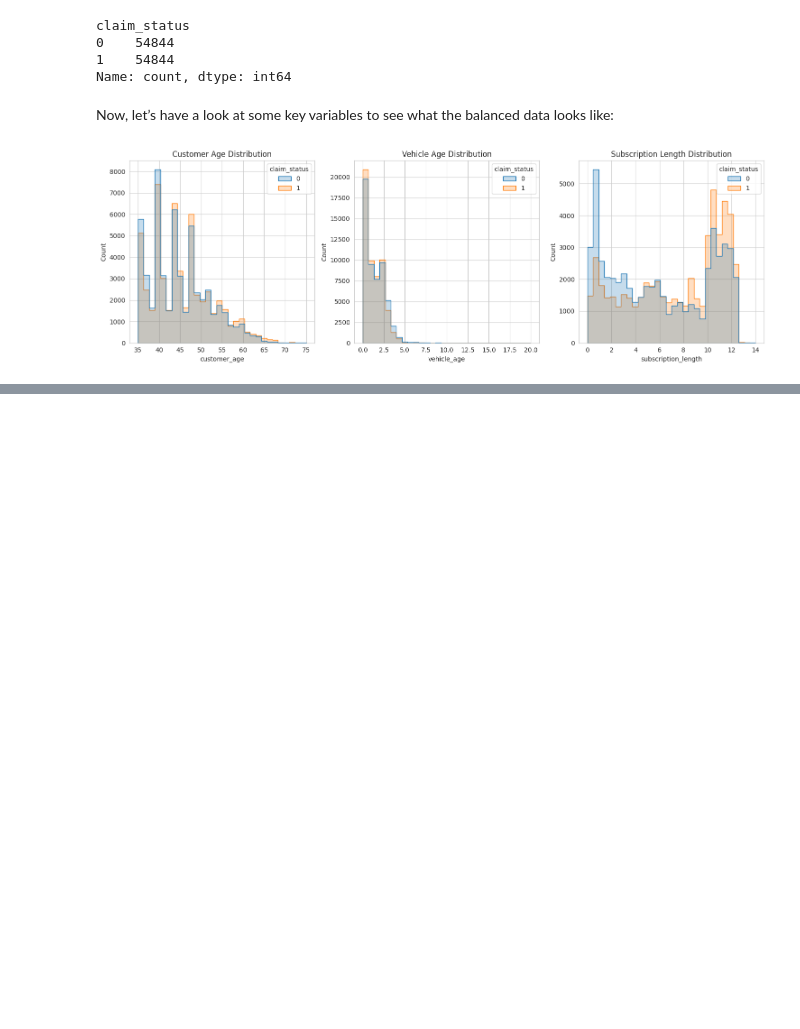
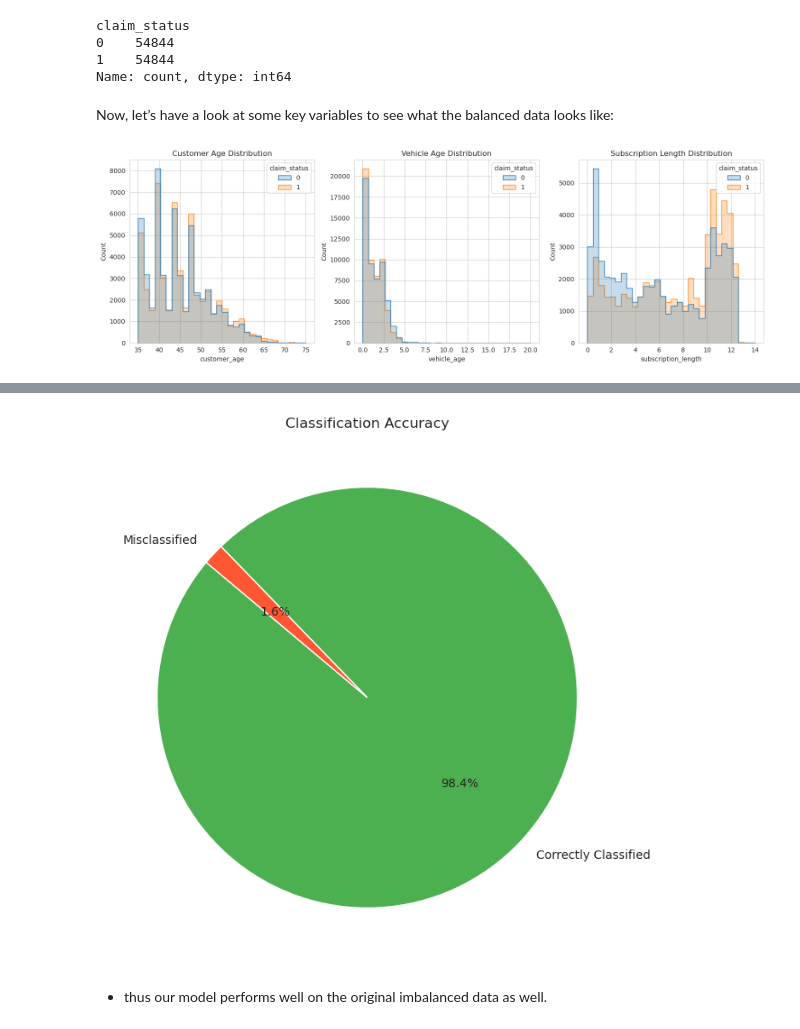
Before and after one commit to amiraboudaoud18/prediciting-the-likelihood-of-insurance-claims, a Jupyter notebook: Classification on Imbalanced Data.ipynb, the cells around one changed output, grey strips where cells are left out. Cells and saved outputs as stored; diff of their text form; code cells hidden in the pictures; blank space fills up the shorter version.

Commit message:
added notebook after feature selection and model training

```diff
--- a/Classification on Imbalanced Data.ipynb
+++ b/Classification on Imbalanced Data.ipynb
@@ -171,0 +287,18 @@ plt.show()
+# %%
+#see how many instances are correclty classified from our model
+
+original_encoded = data.drop('policy_id', axis=1).copy()
+encoders = {col: LabelEncoder().fit(X_oversampled[col]) for col in X_oversampled.select_dtypes(include=['object']).columns}
+
+for col in original_encoded.select_dtypes(include=['object']).columns:
+    if col in encoders:
+        original_encoded[col] = encoders[col].transform(original_encoded[col])
+
+original_encoded_predictions = rf_model_oversampled.predict(original_encoded.drop('claim_status', axis=1))
+
+comparison_df = pd.DataFrame({
+    'Actual': original_encoded['claim_status'],
+    'Predicted': original_encoded_predictions
+})
+
+print(comparison_df.head(10))
@@ -171,0 +317,18 @@ plt.show()
+# %%
+# visualize the percentage of correctly classified and missclassified samples
+
+correctly_classified = (comparison_df['Actual'] == comparison_df['Predicted']).sum()
+incorrectly_classified = (comparison_df['Actual'] != comparison_df['Predicted']).sum()
+
+classification_counts = [correctly_classified, incorrectly_classified]
+labels = ['Correctly Classified', 'Misclassified']
+
+# create a pie chart
+plt.figure(figsize=(8, 8))
+plt.pie(classification_counts, labels=labels, autopct='%1.1f%%', startangle=140, colors=['#4CAF50', '#FF5733'])
+plt.title('Classification Accuracy')
+plt.show()
+# %% [output]
+[figure, added]
+# %% [markdown]
+- thus our model performs well on the original imbalanced data as well.
```
Also changed, not shown: parts of 15 cells of this notebook.
